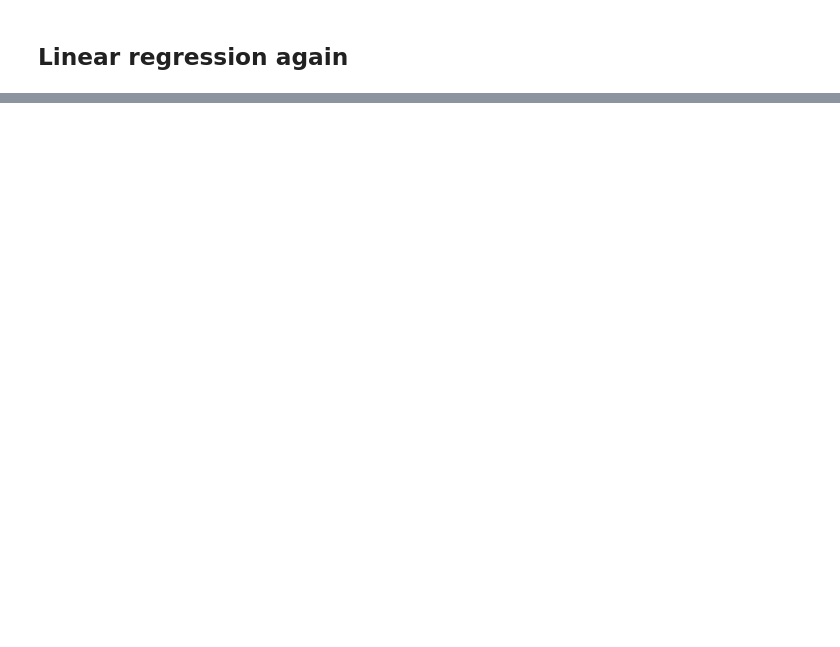
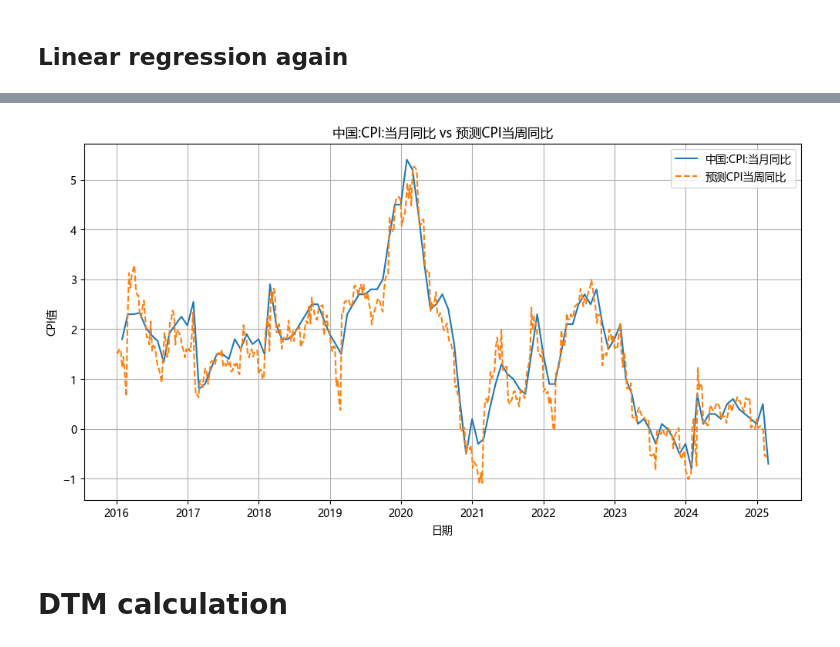
Before and after one commit to Allwings1/qps_group5, a Jupyter notebook: Fitting high frequency data_PMI.ipynb, the cells around one changed output, grey strips where cells are left out. Saved outputs shown, nothing was run; the diff lists cells and outputs as text; code cells hidden in the pictures; blank space fills up the shorter version.

```diff
--- a/Fitting high frequency data_PMI.ipynb
+++ b/Fitting high frequency data_PMI.ipynb
@@ -811,0 +1101,5 @@ plt.show()
+# %%
+cpi_x = df_result[['预测食品CPI','中国:非食品CPI:环比季节性']]
+cpi_y = df_result[['中国:CPI:环比']]
+display(cpi_x)
+display(cpi_y)
@@ -811,0 +1252,5 @@ plt.show()
+# %%
+df_true_3 = pd.DataFrame({'Date': pred_dates, '中国:CPI:环比': true_values})
+
+df_merged_weekly = pd.merge(df_pred, df_true_3, on=["Date"], how="left")
+df_merged_weekly
@@ -811,0 +1311,4 @@ plt.show()
+# %%
+df_merged_weekly = df_cpi_week.merge(df_merged_weekly, left_on="日期", right_on="Date", how="left")
+df_merged_weekly = df_merged_weekly.drop(columns=['Date', '中国:CPI:环比_y', '中国:CPI:当月同比_y']).rename(columns={'中国:CPI:环比_x':'中国:CPI:环比','中国:CPI:当月同比_x':'中国:CPI:当月同比'})
+df_merged_weekly
@@ -811,0 +1329,9 @@ plt.show()
+# %%
+df_merged_weekly["预测CPI当周同比"] = (
+    (1 + (df_merged_weekly["中国:CPI:当月同比"].shift(4))/100) *  # 上个月CPI同比
+    (1 + (df_merged_weekly["中国:CPI:预测环比"])/100) /  # 这个月预测环比
+    (1 + (df_merged_weekly["中国:CPI:环比"].shift(52)/100))  # 去年同月环比
+)*100 - 100
+
+df_merged_weekly = df_merged_weekly.dropna()
+df_merged_weekly
@@ -811,0 +1352,18 @@ plt.show()
+# %%
+plt.figure(figsize=(12, 6))
+plt.plot(df_result.index[12:], df_result["中国:CPI:当月同比"].iloc[12:], label="中国:CPI:当月同比", linestyle='-')
+plt.plot(df_merged_weekly["日期"], df_merged_weekly["预测CPI当周同比"], label="预测CPI当周同比", linestyle='--')
+
+# 设置图表标题和标签
+plt.title("中国:CPI:当月同比 vs 预测CPI当周同比")
+plt.xlabel("日期")
+plt.ylabel("CPI值")
+plt.legend()
+plt.grid(True)
+
+# 显示图表
+plt.show()
+# %% [output]
+[figure, added]
+# %% [markdown]
+# DTM calculation
```
Also changed, not shown: parts of 38 cells of this notebook.
